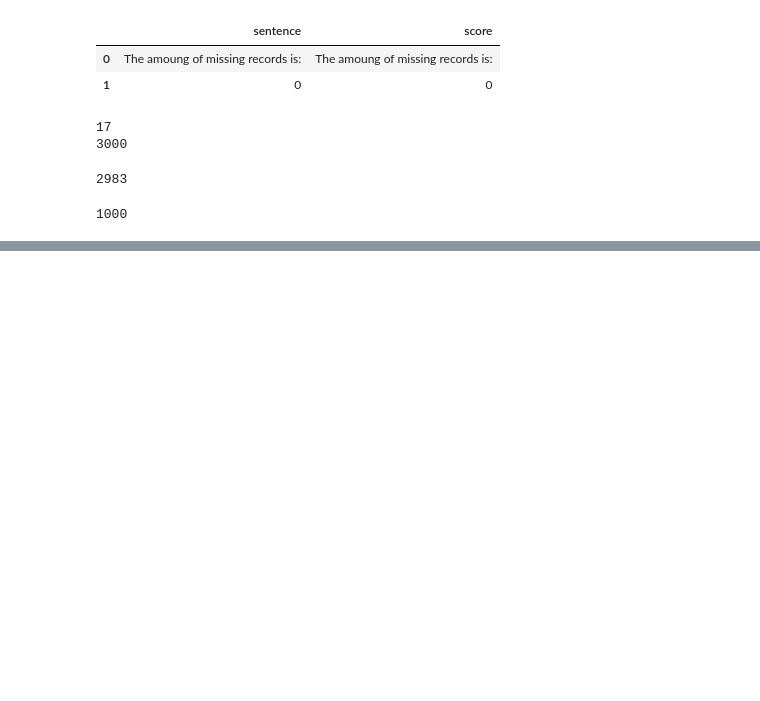
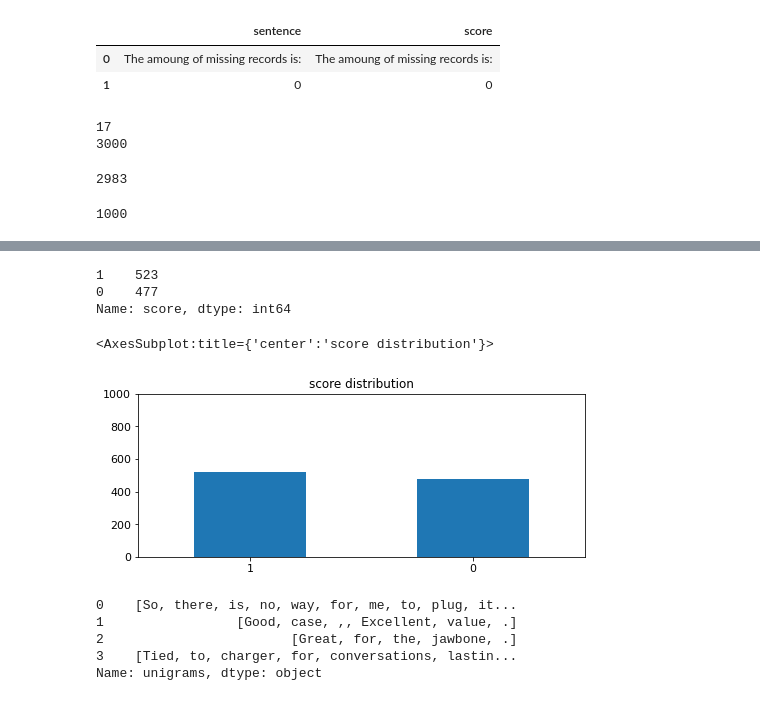
Before and after one commit to clktease/DM2021-Lab1-master, a Jupyter notebook: DM2021-Lab1-NEWdataset.ipynb, the cells around one changed output, grey strips where cells are left out. Cells and saved outputs as stored; diff of their text form; code cells hidden in the pictures; blank space fills up the shorter version.

```diff
--- a/DM2021-Lab1-NEWdataset.ipynb
+++ b/DM2021-Lab1-NEWdataset.ipynb
@@ -132,0 +150,21 @@ print(len(df_sample))
+# %%
+print(df_sample.score.value_counts())
+df_sample.score.value_counts().plot(kind = 'bar',
+                                    title = 'score distribution',
+                                    ylim = [0, 1000],
+                                    rot = 0, fontsize = 11, figsize = (8,3))
+# %% [output]
+1    523
+0    477
+Name: score, dtype: int64
+<AxesSubplot:title={'center':'score distribution'}>
+[figure, added]
+# %%
+df['unigrams'] = df['sentence'].apply(lambda x: dmh.tokenize_text(x))
+df[0:4]["unigrams"]
+# %% [output]
+0    [So, there, is, no, way, for, me, to, plug, it...
+1                 [Good, case, ,, Excellent, value, .]
+2                        [Great, for, the, jawbone, .]
+3    [Tied, to, charger, for, conversations, lastin...
+Name: unigrams, dtype: object
```
Also changed, not shown: parts of 12 cells of this notebook.
